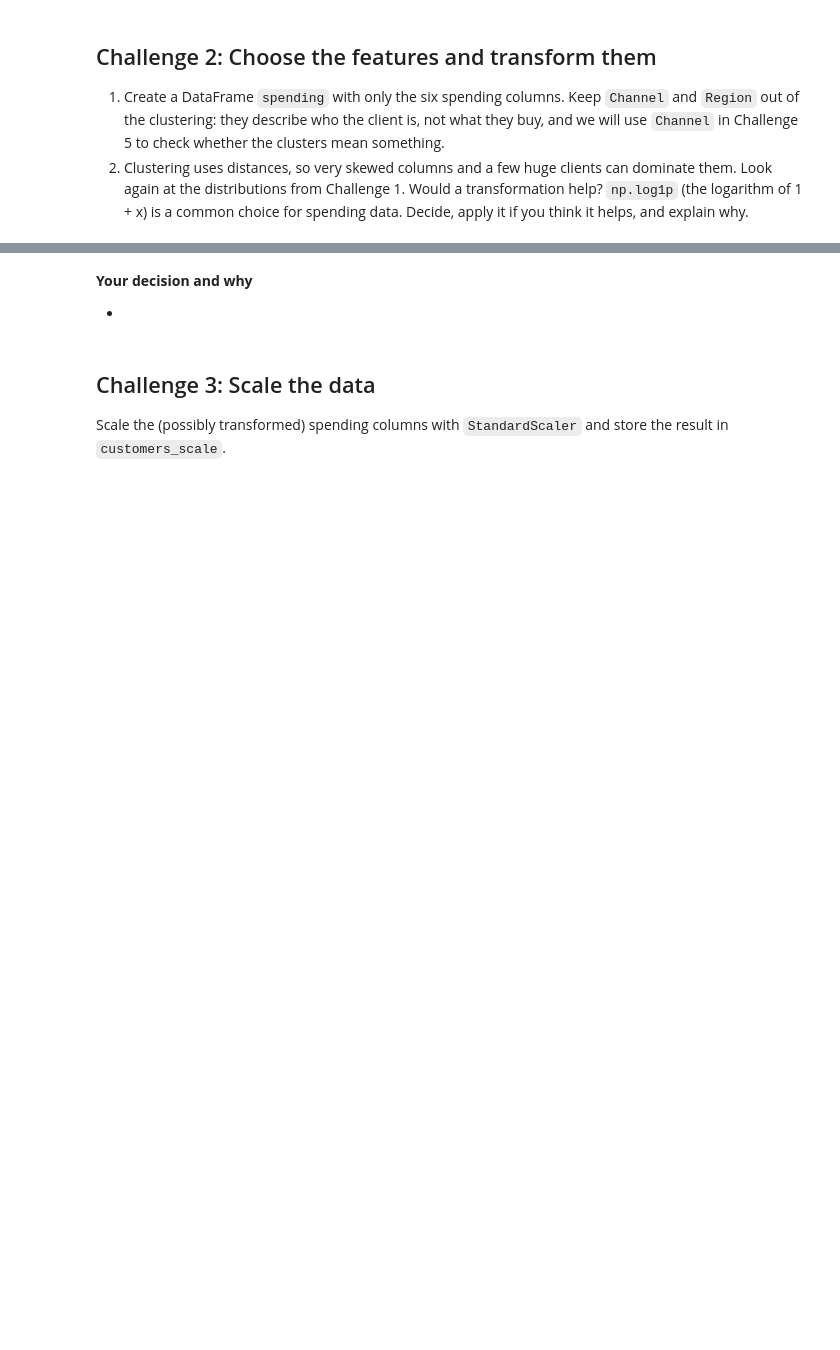
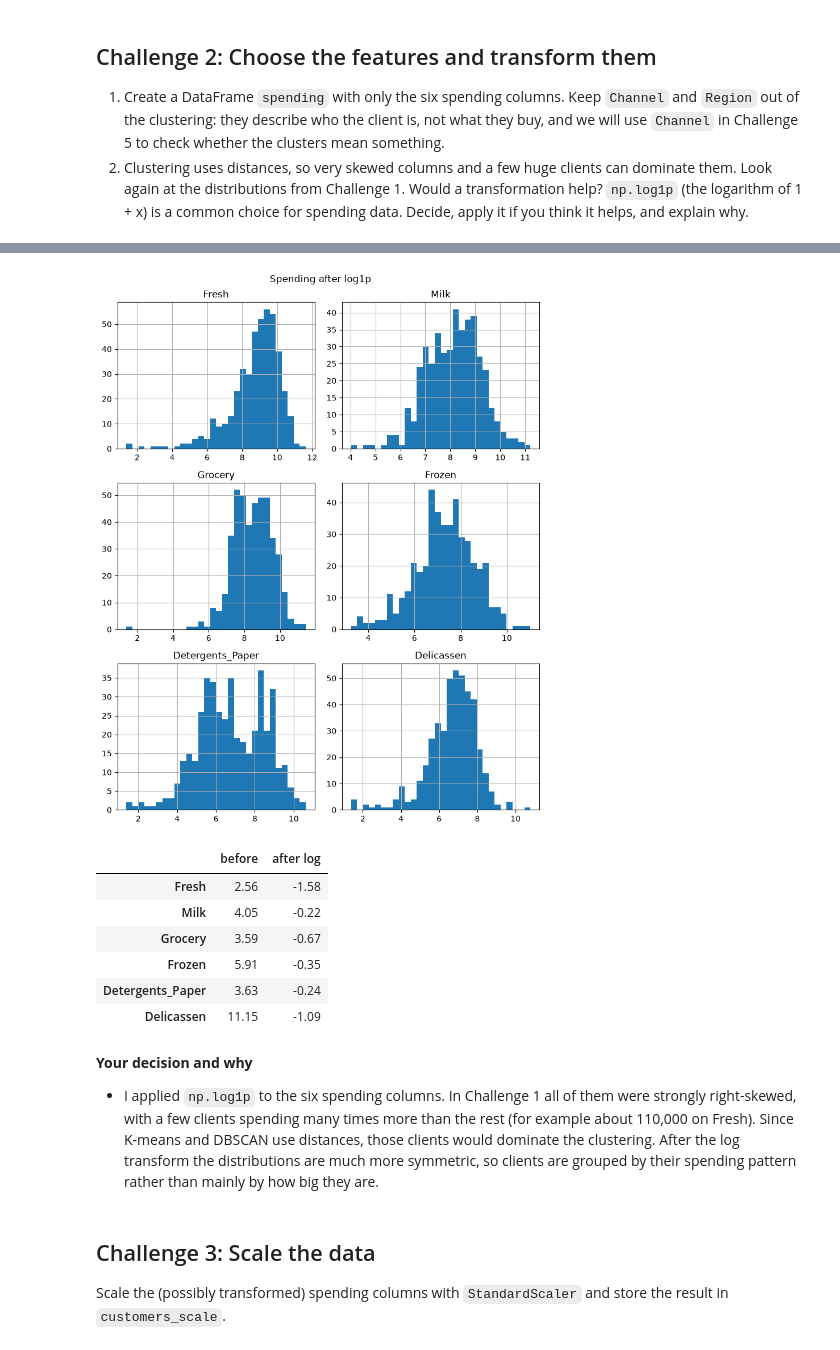
Before and after one commit to ironhack-labs/lab-unsupervised-learning-en, a Jupyter notebook: your-code/main.ipynb, the cells around one changed output, grey strips where cells are left out. Cells and saved outputs as stored; diff of their text form; code cells hidden in the pictures; blank space fills up the shorter version.

```diff
--- a/your-code/main.ipynb
+++ b/your-code/main.ipynb
@@ -47,3 +146,7 @@ Checklist:
 2. Clustering uses distances, so very skewed columns and a few huge clients can dominate them. Look again at the distributions from Challenge 1. Would a transformation help? `np.log1p` (the logarithm of 1 + x) is a common choice for spending data. Decide, apply it if you think it helps, and explain why.
 # %%
 # Your code here
+
+# 1. creating a dataframe without channel and region
+spending = customers[spending_cols].copy()
+spending.head()
@@ -50,7 +160,26 @@ Checklist:
+# %%
+# 2. Log transformation for all six columns as all of them have outlier clients that spend a lot
+
+spending_log = np.log1p(spending)
+spending_log.hist(bins=30, figsize=(8,10))
+plt.suptitle('Spending after log1p')
+plt.tight_layout()
+plt.show()
+
+pd.DataFrame({'before': spending.skew(), 'after log': spending_log.skew()}).round(2)
+# %% [output]
+[figure, added]
+|  | before | after log |
+| Fresh | 2.56 | -1.58 |
+| Milk | 4.05 | -0.22 |
+| Grocery | 3.59 | -0.67 |
+| Frozen | 5.91 | -0.35 |
+| Detergents_Paper | 3.63 | -0.24 |
+| Delicassen | 11.15 | -1.09 |
 # %% [markdown]
 **Your decision and why**
 
--
+- I applied `np.log1p` to the six spending columns. In Challenge 1 all of them were strongly right-skewed, with a few clients spending many times more than the rest (for example about 110,000 on Fresh). Since K-means and DBSCAN use distances, those clients would dominate the clustering. After the log transform the distributions are much more symmetric, so clients are grouped by their spending pattern rather than mainly by how big they are.
 # %% [markdown]
 ## Challenge 3: Scale the data
 
```
Also changed, not shown: parts of 25 cells of this notebook.
